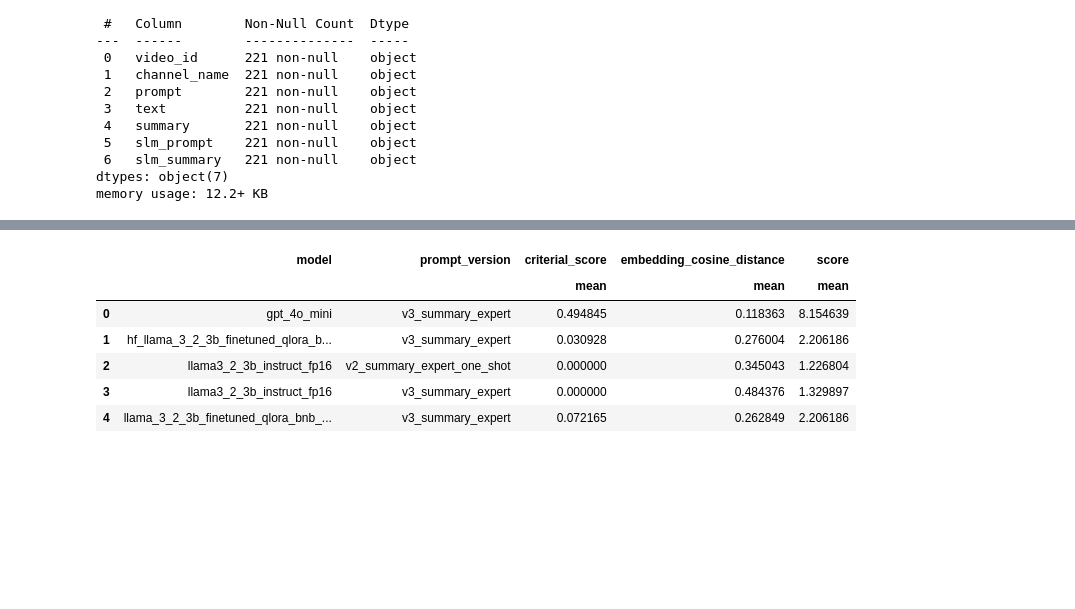
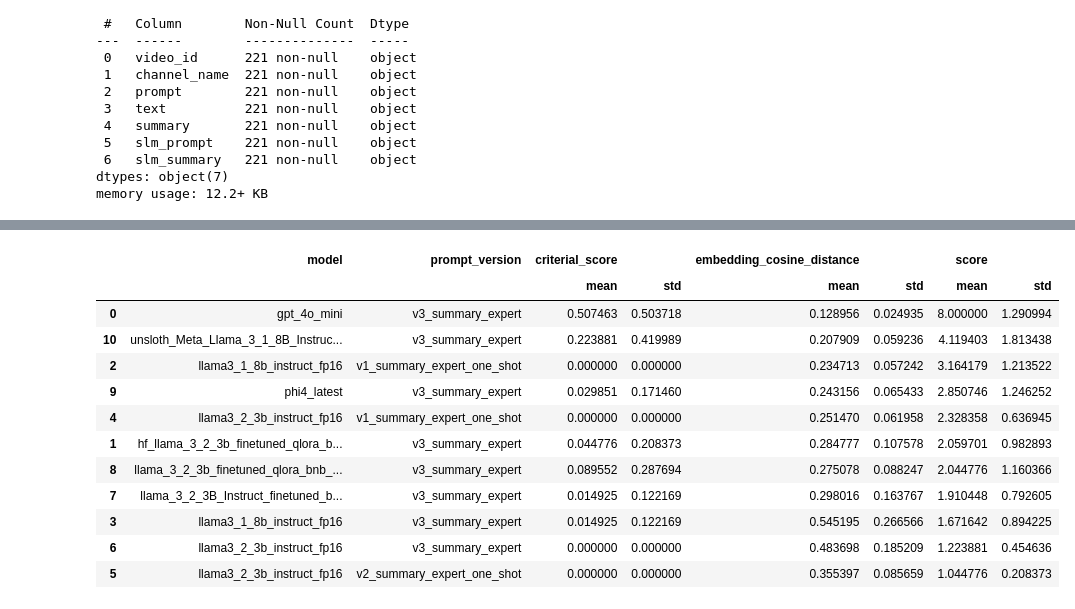
Before and after one commit to AndresR2909/poc-summary, a Jupyter notebook: notebooks/test_mlflow.ipynb, the cells around one changed output, grey strips where cells are left out. Cells and saved outputs as stored; diff of their text form; code cells hidden in the pictures; blank space fills up the shorter version.

```diff
--- a/notebooks/test_mlflow.ipynb
+++ b/notebooks/test_mlflow.ipynb
@@ -33,7 +35,7 @@ runs = client.search_runs(
     order_by=[
         "start_time DESC",
     ],
-    max_results=2000,
+    max_results=2500,
 )
 
 if not runs:
@@ -183,0 +223,16 @@ with pd.option_context('display.max_rows', None, 'display.max_columns', None, 'd
+# %%
+contex = 6000 # valor maximo promedio de los ultimos años sin USACRIPTOMONEDAS
+# Filtrar y agrupar dataset por Chunk Size y Prompt, sacar promedio del resto de columnas
+print(f"Filtrando por Chunk Size menor a {contex}")
+# Agrupar por 'model' y 'prompt_version' y calcular estadísticas agregadas
+df_grouped_1 = (
+    df_joined[df_joined["slm_tokens"]<=contex].drop(columns=["video_id", "channel_name","slm_tokens"])
+    .groupby(["model", "prompt_version"])
+    #.agg(['mean','median','std','min','max'])
+    .agg(['mean','std'])
+    .reset_index()
+)
+df_grouped_1 = df_grouped_1.sort_values(('score', 'mean'), ascending=False)
+# Para mostrar el contenido completo del DataFrame sin truncar columnas o filas
+with pd.option_context('display.max_rows', None, 'display.max_columns', None, 'display.width', None, 'display.max_colwidth', None):
+    display(df_grouped_1)
@@ -184,21 +254,28 @@ with pd.option_context('display.max_rows', None, 'display.max_columns', None, 'd
 # %%
 # Filtrar y agrupar dataset por Chunk Size y Prompt, sacar promedio del resto de columnas
 # Agrupar por 'model' y 'prompt_version' y calcular estadísticas agregadas
 df_grouped_1 = (
     df_joined[df_joined["slm_tokens"]>contex].drop(columns=["video_id", "channel_name","slm_tokens"])
     .groupby(["model", "prompt_version"])
-    .agg(['mean'])
+    #.agg(['mean','median','std','min','max'])
+    .agg(['mean','std'])
     .reset_index()
 )
-
+df_grouped_1 = df_grouped_1.sort_values(('score', 'mean'), ascending=False)
 # Para mostrar el contenido completo del DataFrame sin truncar columnas o filas
 with pd.option_context('display.max_rows', None, 'display.max_columns', None, 'display.width', None, 'display.max_colwidth', None):
     display(df_grouped_1)
 # %% [output]
-|  | model | prompt_version | criterial_score | embedding_cosine_distance | score |
-|  |  |  | mean | mean | mean |
-| 0 | gpt_4o_mini | v3_summary_expert | 0.494845 | 0.118363 | 8.154639 |
-| 1 | hf_llama_3_2_3b_finetuned_qlora_b... | v3_summary_expert | 0.030928 | 0.276004 | 2.206186 |
-| 2 | llama3_2_3b_instruct_fp16 | v2_summary_expert_one_shot | 0.000000 | 0.345043 | 1.226804 |
-| 3 | llama3_2_3b_instruct_fp16 | v3_summary_expert | 0.000000 | 0.484376 | 1.329897 |
-| 4 | llama_3_2_3b_finetuned_qlora_bnb_... | v3_summary_expert | 0.072165 | 0.262849 | 2.206186 |
+|  | model | prompt_version | criterial_score |  | embedding_cosine_distance |  | score |  |
+|  |  |  | mean | std | mean | std | mean | std |
+| 0 | gpt_4o_mini | v3_summary_expert | 0.507463 | 0.503718 | 0.128956 | 0.024935 | 8.000000 | 1.290994 |
+| 10 | unsloth_Meta_Llama_3_1_8B_Instruc... | v3_summary_expert | 0.223881 | 0.419989 | 0.207909 | 0.059236 | 4.119403 | 1.813438 |
+| 2 | llama3_1_8b_instruct_fp16 | v1_summary_expert_one_shot | 0.000000 | 0.000000 | 0.234713 | 0.057242 | 3.164179 | 1.213522 |
+| 9 | phi4_latest | v3_summary_expert | 0.029851 | 0.171460 | 0.243156 | 0.065433 | 2.850746 | 1.246252 |
+| 4 | llama3_2_3b_instruct_fp16 | v1_summary_expert_one_shot | 0.000000 | 0.000000 | 0.251470 | 0.061958 | 2.328358 | 0.636945 |
+| 1 | hf_llama_3_2_3b_finetuned_qlora_b... | v3_summary_expert | 0.044776 | 0.208373 | 0.284777 | 0.107578 | 2.059701 | 0.982893 |
+| 8 | llama_3_2_3b_finetuned_qlora_bnb_... | v3_summary_expert | 0.089552 | 0.287694 | 0.275078 | 0.088247 | 2.044776 | 1.160366 |
+| 7 | llama_3_2_3B_Instruct_finetuned_b... | v3_summary_expert | 0.014925 | 0.122169 | 0.298016 | 0.163767 | 1.910448 | 0.792605 |
+| 3 | llama3_1_8b_instruct_fp16 | v3_summary_expert | 0.014925 | 0.122169 | 0.545195 | 0.266566 | 1.671642 | 0.894225 |
+| 6 | llama3_2_3b_instruct_fp16 | v3_summary_expert | 0.000000 | 0.000000 | 0.483698 | 0.185209 | 1.223881 | 0.454636 |
+| 5 | llama3_2_3b_instruct_fp16 | v2_summary_expert_one_shot | 0.000000 | 0.000000 | 0.355397 | 0.085659 | 1.044776 | 0.208373 |
```
Also changed, not shown: parts of 8 cells of this notebook, 2 other files.
